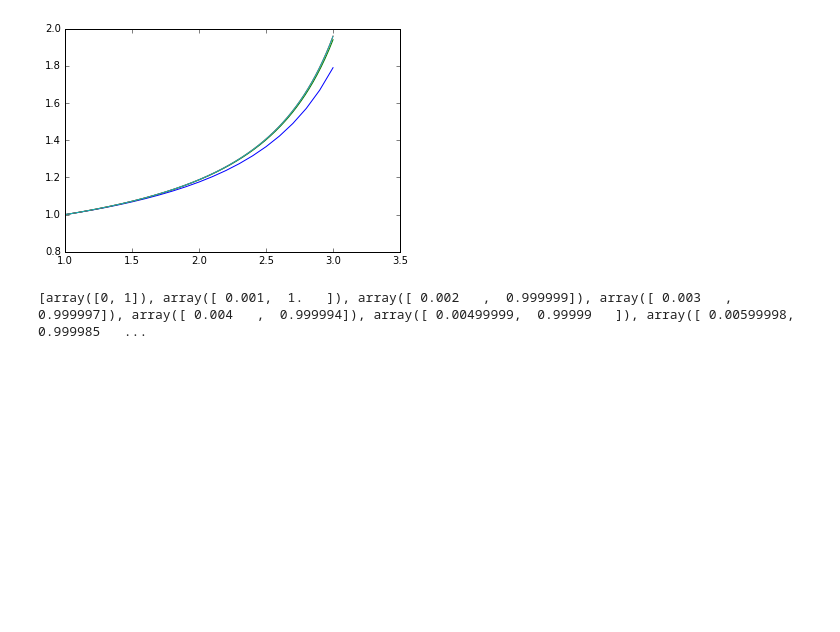
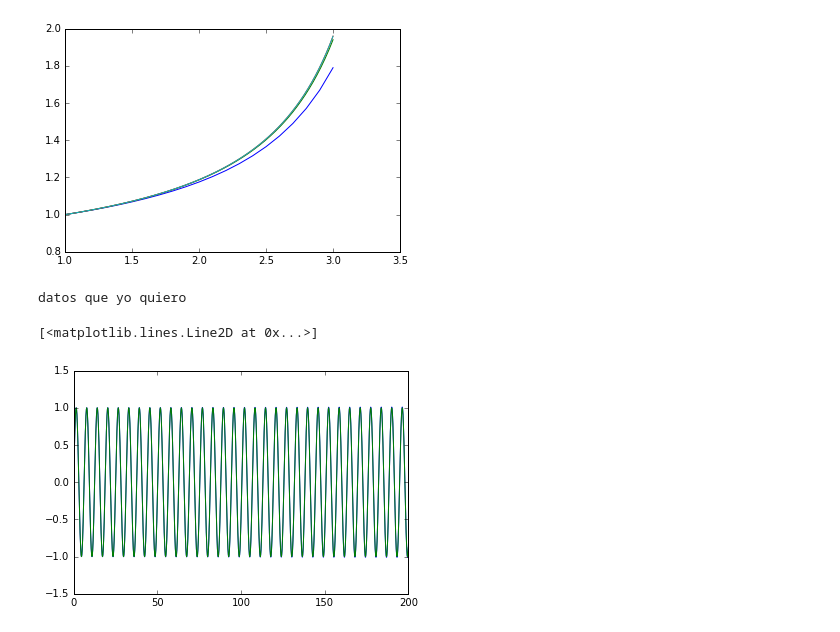
Before and after one commit to hugosl/integradores, a Jupyter notebook: integrador.ipynb, the cells around one changed output. Drawn from its saved outputs; the diff is of its cells as text; code cells hidden in the pictures; blank space fills up the shorter version.

```diff
--- a/integrador.ipynb
+++ b/integrador.ipynb
@@ -46,10 +46,19 @@ show()
 # %%
 def segundo_orden(y,t):
     return array([y[1],-y[0]])
-# %%
-sol = euler(segundo_orden,[1,array([0,1])],3.,h)
-print sol[1]
-#plot(sol[0],sol[1])
-#show()
-# %% [output]
-[array([0, 1]), array([ 0.001,  1.   ]), array([ 0.002   ,  0.999999]), array([ 0.003   ,  0.999997]), array([ 0.004   ,  0.999994]), array([ 0.00499999,  0.99999   ]), array([ 0.00599998,  0.999985   ...
+# %%
+sol = euler(segundo_orden,[0,array([0,1])],200,0.0001)
+#print sol[1]
+y=zeros(len(sol[1]))
+v=zeros(len(sol[1]))
+print "datos que yo quiero"
+for i in range(len(sol[1])):
+    y[i] = sol[1][i][0]
+    v[i] = sol[1][i][1]
+plot(sol[0],y)
+plot(sol[0],sin(sol[0]))
+#show()
+# %% [output]
+datos que yo quiero
+[<matplotlib.lines.Line2D at 0x...>]
+[figure, added]
```
Also changed, not shown: parts of 1 cell of this notebook, 3 other files.
